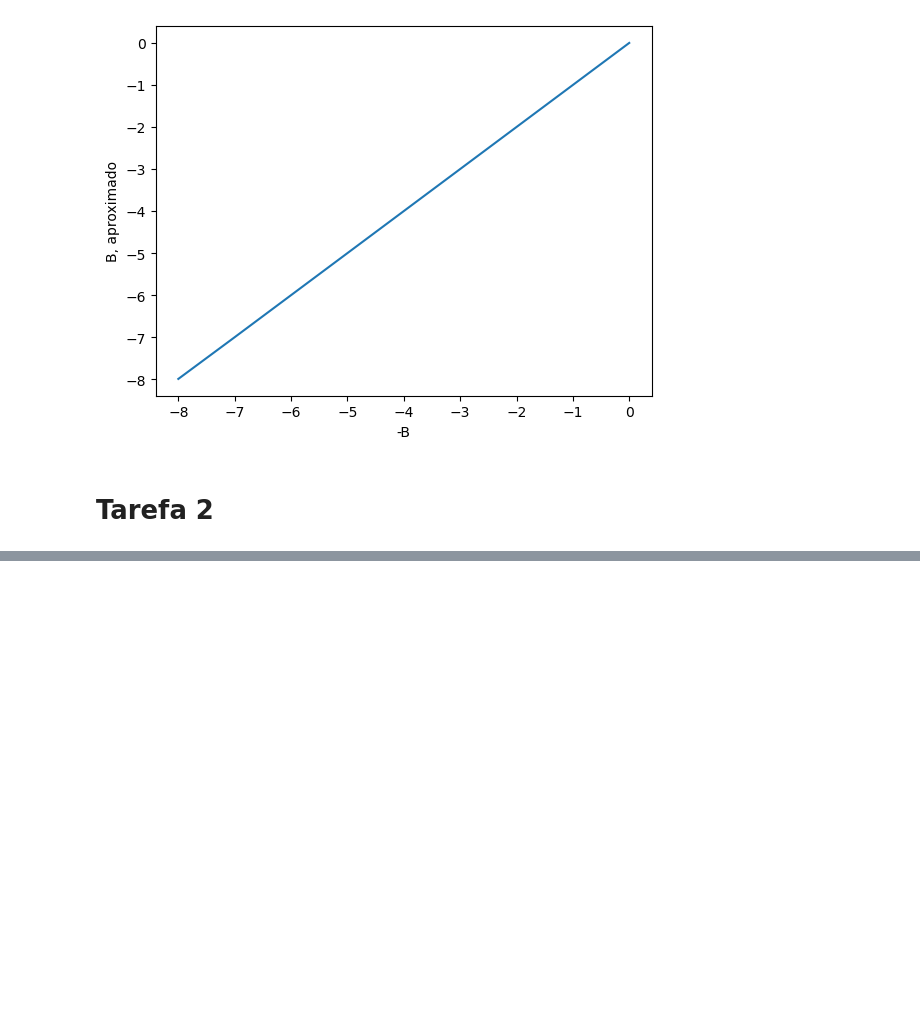
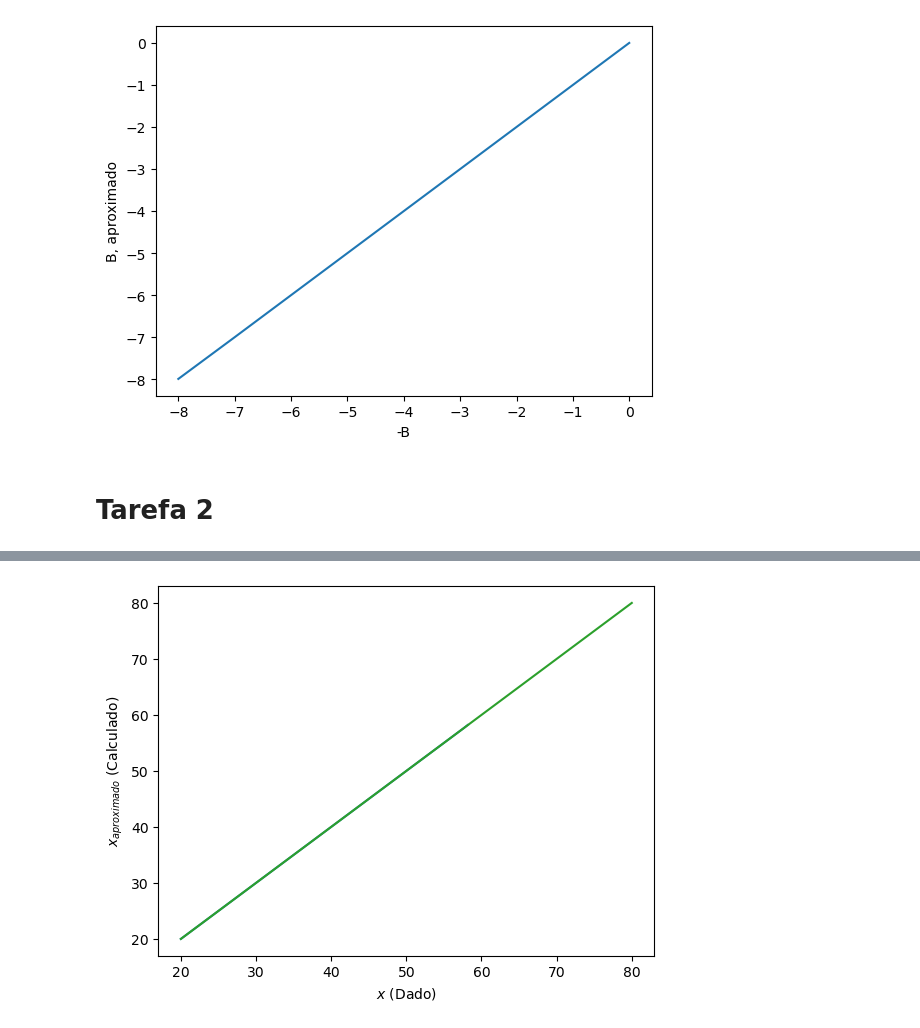
Before and after one commit to Gabrielsssilverio/Confiabilidade, a Jupyter notebook: Lista_tarefas.ipynb, the cells around one changed output, grey strips where cells are left out. Drawn from its saved outputs; the diff is of its cells as text; code cells hidden in the pictures; blank space fills up the shorter version.

```diff
--- a/Lista_tarefas.ipynb
+++ b/Lista_tarefas.ipynb
@@ -111,17 +111,19 @@ plt.show()
 # %% [markdown]
 # Tarefa 2
 # %%
+import xml
 from scipy import stats as st
 import numpy as np
+import matplotlib.pyplot as plt
 
 # Data members
 class variavel_aleatoria:
     # Função para identificar qual é a distribuição, o nome da variável e o simbolo da distribuição
-    def __init__(self, distirbuicao: str, nome: str = "", simbolo: str =""):
+    def __init__(self, distribuicao: str, nome: str = "", simbolo: str =""):
         # Identificação
         self.nome = nome
         self.simbolo = simbolo
-        self.distribuicao = distirbuicao
+        self.distribuicao = distribuicao
 
         # Lista de argumentos
         self.parametros = []
@@ -138,20 +140,22 @@ class variavel_aleatoria:
         # Distribuições contempladas
         self.distribuicoes = {
             'normal' : st.norm,
-            'lognormal' : st.lognorm
+            'lognormal' : st.lognorm,
+            'gumbel_max': st.gumbel_r,
+            'gumbel_min': st.gumbel_l,
         }
 
         # Aqui as distribuições contemplatas são atribuidas ao componente objeto
         self.objeto = self.distribuicoes[self.distribuicao]
 
         # Aqui os parâmetros de cada distribuição são definidos e os momentos recalculados
-    def conjunto_parametros (self, params):
+    def conjunto_parametros (self, *params):
         self.parametros = params
         self.calculo_momentos()
 
         # Aqui os momentos são calculados a partir dos parametros
     def calculo_momentos(self):
-        m, v, sk, k = self.objeto(self.parametros, moments = 'mvsk')
+        m, v, sk, k = self.objeto.stats(*self.parametros, moments = 'mvsk')
 
         # Armazenamento dos momentos nas variáveis
         self.media = float(m)
@@ -166,3 +170,77 @@ class variavel_aleatoria:
             self.cv = np.nan
 
     # Agora vamos calcular os parametros da variavel dado a media e o desvio padrão
+    def calculo_parametros (self, media_dada: float, desvio_dado: float):
+        mu = media_dada
+        sigma = desvio_dado
+
+        if self.distribuicao =='normal':
+            self.conjunto_parametros(mu, sigma)
+
+        elif self.distribuicao == 'lognormal':
+            zeta = np.sqrt(np.log(1.0 + (sigma / mu) ** 2))
+            lam = np.log(mu) - (0.5 * np.log(1.0 + (sigma / mu) ** 2))
+            scale = np.exp(lam)
+            self.conjunto_parametros(zeta, loc=0, scale=scale)
+
+        elif self.distribuicao in ['gumbel_max', 'gumbel_min']:
+            mu = media_dada
+            sigma = desvio_dado
+            gamma = 0.5772156649 #Constante de Euler-Mascheroni
+            beta = (sigma * np.sqrt(6)) / np.pi
+
+            if self.distribuicao == 'gumbel_max':
+                mu_calc = mu - (beta * gamma)
+            else:
+                mu_calc = mu + (beta * gamma)
+            self.conjunto_parametros(mu_calc, beta)
+
+    # Agora vamos construir as funções fundamentais (PDF, CDF, Inversa)
+    def PDF (self, x: float) -> float:
+        if self.objeto:
+            return self.objeto.pdf(x, self.parametros)
+        return np.nan
+
+    def CDF (self, x: float) -> float:
+        if self.objeto:
+            return self.objeto.cdf(x, self.parametros)
+        return np.nan
+
+    def InversaCDF (self, p: float) -> float:
+        if self.objeto:
+            return self.objeto.ppf(p, self.parametros)
+        return np.nan
+
+# Teste da estrutura
+X_normal = variavel_aleatoria(distribuicao = 'normal', nome='VA normal', simbolo='X_N')
+media_dada = 50
+sigma_dado = 10
+
+# Teste do conjunto de parametros e momentos para uma distribuição normal
+print('-- Teste Normal (Parametros -> Momentos) --')
+X_normal.conjunto_parametros(media_dada, sigma_dado)
+print(f"VA: {X_normal.nome} ({X_normal.distribuicao})")
+print(f"Parâmetros definidos (loc, scale): {X_normal.parametros}")
+print(f"Média calculada: {X_normal.media} (Esperado: {media_dada})")
+print(f"DP calculado: {X_normal.desvio} (Esperado: {sigma_dado})")
+print(f"Skewness: {X_normal.skewness} (Esperado: 0.0)")
+
+# Teste da inversa e CDF, utilizando 3 desvios padrão a partir da média no caso de distribuição normal
+x_min = media_dada - (3 * sigma_dado)
+x_max = media_dada + (3 * sigma_dado)
+x_teste = np.linspace(x_min, x_max, 100)
+
+x_aproximado = []
+for x in x_teste:
+    p = X_normal.CDF(x)
+    x_calc = X_normal.InversaCDF(p)
+    x_aproximado.append(x_calc)
+
+plt.plot(x_teste, x_aproximado)
+plt.show
+plt.plot(x_teste, x_teste)
+plt.xlabel('$x$ (Dado)')
+plt.ylabel('$x_{aproximado}$ (Calculado)')
+
+# Plotar a PDF
+# %% [output]
@@ -168,0 +254 @@ class variavel_aleatoria:
+[figure, added]
```
Also changed, not shown: parts of 1 cell of this notebook.
